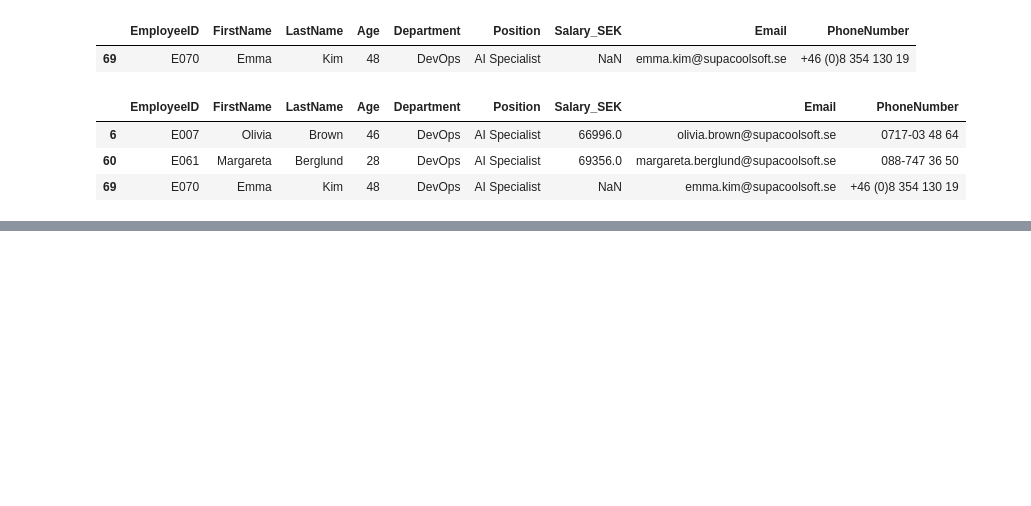
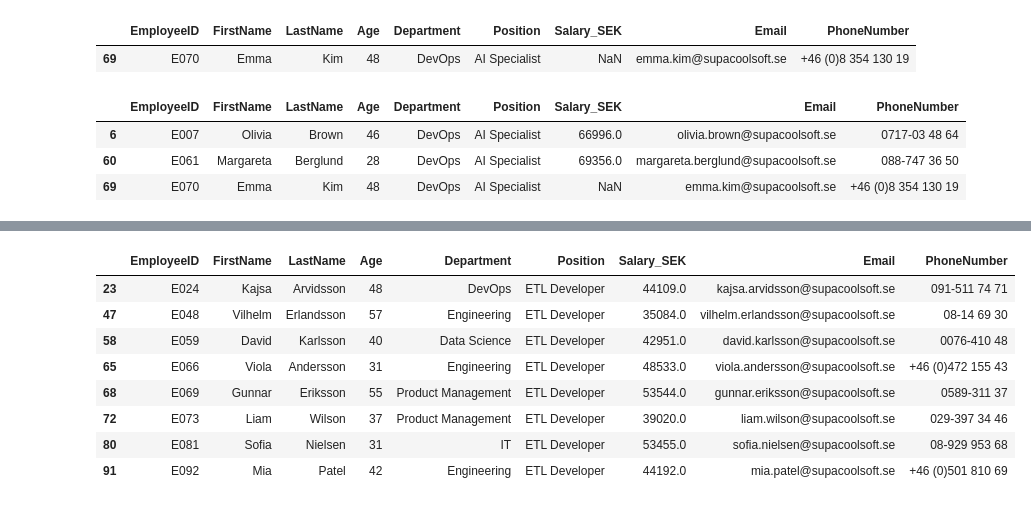
Before and after one commit to LordOfTurtles/Fullstack_data_erik_johansson, a Jupyter notebook: exercises/1_data_processing_repetition.ipynb, the cells around one changed output, grey strips where cells are left out. Cells and saved outputs as stored; diff of their text form; code cells hidden in the pictures; blank space fills up the shorter version.

```diff
--- a/exercises/1_data_processing_repetition.ipynb
+++ b/exercises/1_data_processing_repetition.ipynb
@@ -83,0 +185,12 @@ df_ai_spec[df_ai_spec["Department"] == "DevOps"]
+# %%
+df[df["Position"]=="ETL Developer"]
+# %% [output]
+|  | EmployeeID | FirstName | LastName | Age | Department | Position | Salary_SEK | Email | PhoneNumber |
+| 23 | E024 | Kajsa | Arvidsson | 48 | DevOps | ETL Developer | 44109.0 | kajsa.arvidsson@supacoolsoft.se | 091-511 74 71 |
+| 47 | E048 | Vilhelm | Erlandsson | 57 | Engineering | ETL Developer | 35084.0 | vilhelm.erlandsson@supacoolsoft.se | 08-14 69 30 |
+| 58 | E059 | David | Karlsson | 40 | Data Science | ETL Developer | 42951.0 | david.karlsson@supacoolsoft.se | 0076-410 48 |
+| 65 | E066 | Viola | Andersson | 31 | Engineering | ETL Developer | 48533.0 | viola.andersson@supacoolsoft.se | +46 (0)472 155 43 |
+| 68 | E069 | Gunnar | Eriksson | 55 | Product Management | ETL Developer | 53544.0 | gunnar.eriksson@supacoolsoft.se | 0589-311 37 |
+| 72 | E073 | Liam | Wilson | 37 | Product Management | ETL Developer | 39020.0 | liam.wilson@supacoolsoft.se | 029-397 34 46 |
+| 80 | E081 | Sofia | Nielsen | 31 | IT | ETL Developer | 53455.0 | sofia.nielsen@supacoolsoft.se | 08-929 953 68 |
+| 91 | E092 | Mia | Patel | 42 | Engineering | ETL Developer | 44192.0 | mia.patel@supacoolsoft.se | +46 (0)501 810 69 |
```
Also changed, not shown: parts of 14 cells of this notebook, 1 other file.
